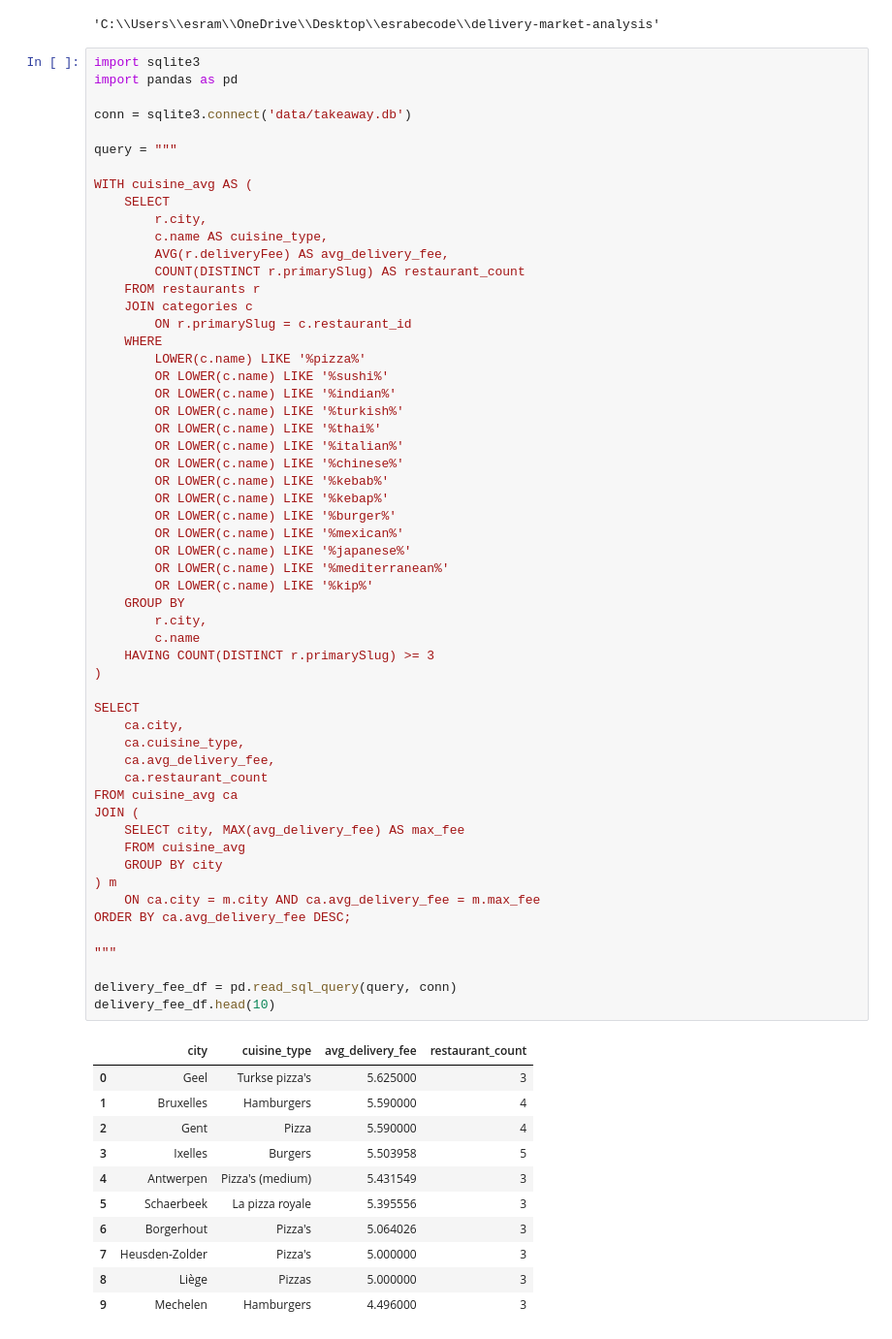
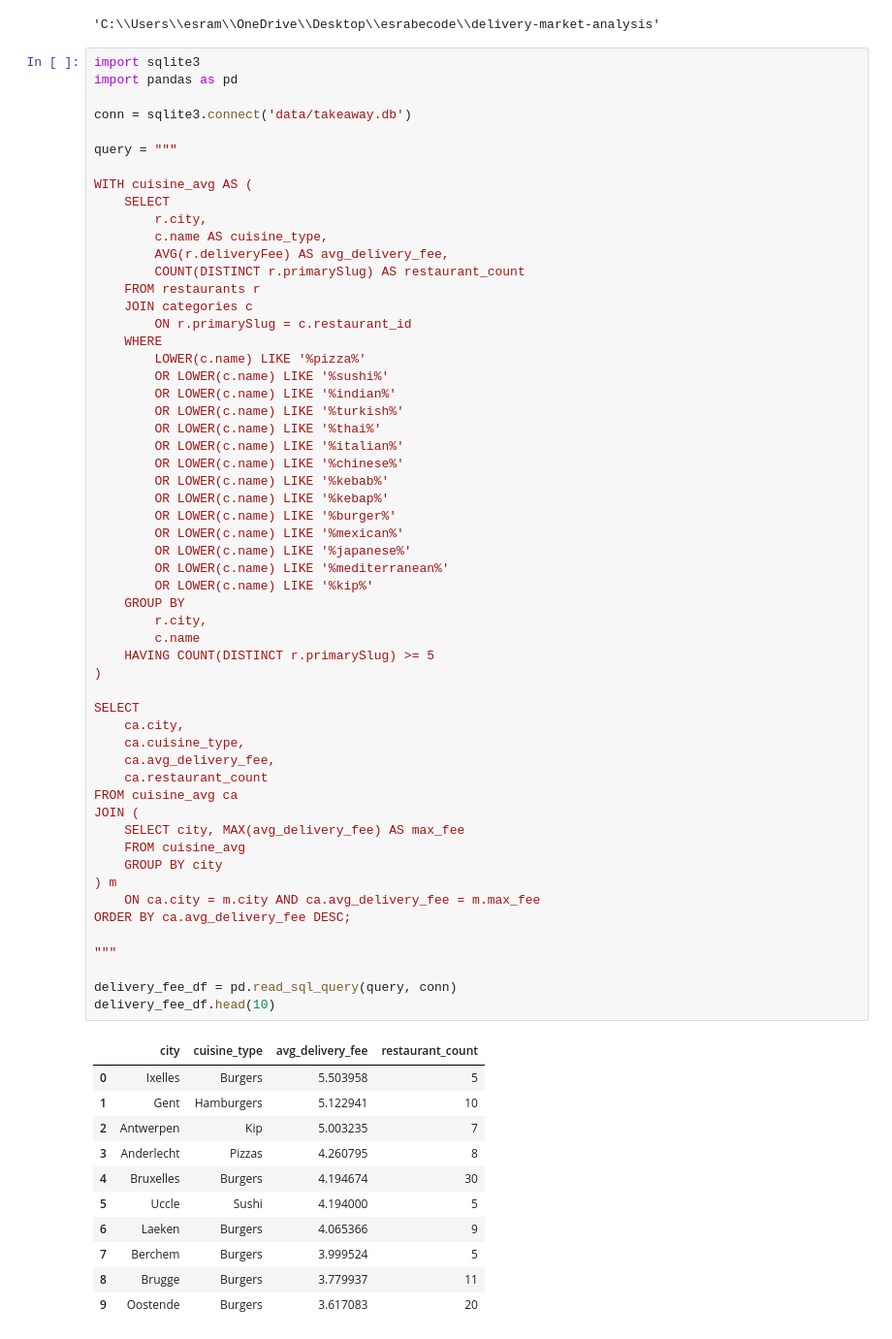
Before and after one commit to esramogulkoc-dev/delivery-market-analysis, a Jupyter notebook: sql/questions/openq2.ipynb, the cells around one changed output. Shown at 97% size. Drawn from its saved outputs; the diff is of its cells as text.

```diff
--- a/sql/questions/openq2.ipynb
+++ b/sql/questions/openq2.ipynb
@@ -38,41 +38,41 @@ WITH cuisine_avg AS (
         OR LOWER(c.name) LIKE '%burger%'
         OR LOWER(c.name) LIKE '%mexican%'
         OR LOWER(c.name) LIKE '%japanese%'
         OR LOWER(c.name) LIKE '%mediterranean%'
         OR LOWER(c.name) LIKE '%kip%'
     GROUP BY
         r.city,
         c.name
-    HAVING COUNT(DISTINCT r.primarySlug) >= 3
+    HAVING COUNT(DISTINCT r.primarySlug) >= 5
 )
 
 SELECT
     ca.city,
     ca.cuisine_type,
     ca.avg_delivery_fee,
     ca.restaurant_count
 FROM cuisine_avg ca
 JOIN (
     SELECT city, MAX(avg_delivery_fee) AS max_fee
     FROM cuisine_avg
     GROUP BY city
 ) m
     ON ca.city = m.city AND ca.avg_delivery_fee = m.max_fee
 ORDER BY ca.avg_delivery_fee DESC;
 
 """
 
 delivery_fee_df = pd.read_sql_query(query, conn)
 delivery_fee_df.head(10)
 # %% [output]
 |  | city | cuisine_type | avg_delivery_fee | restaurant_count |
-| 0 | Geel | Turkse pizza's | 5.625000 | 3 |
-| 1 | Bruxelles | Hamburgers | 5.590000 | 4 |
-| 2 | Gent | Pizza | 5.590000 | 4 |
-| 3 | Ixelles | Burgers | 5.503958 | 5 |
-| 4 | Antwerpen | Pizza's (medium) | 5.431549 | 3 |
-| 5 | Schaerbeek | La pizza royale | 5.395556 | 3 |
-| 6 | Borgerhout | Pizza's | 5.064026 | 3 |
-| 7 | Heusden-Zolder | Pizza's | 5.000000 | 3 |
-| 8 | Liège | Pizzas | 5.000000 | 3 |
-| 9 | Mechelen | Hamburgers | 4.496000 | 3 |
+| 0 | Ixelles | Burgers | 5.503958 | 5 |
+| 1 | Gent | Hamburgers | 5.122941 | 10 |
+| 2 | Antwerpen | Kip | 5.003235 | 7 |
+| 3 | Anderlecht | Pizzas | 4.260795 | 8 |
+| 4 | Bruxelles | Burgers | 4.194674 | 30 |
+| 5 | Uccle | Sushi | 4.194000 | 5 |
+| 6 | Laeken | Burgers | 4.065366 | 9 |
+| 7 | Berchem | Burgers | 3.999524 | 5 |
+| 8 | Brugge | Burgers | 3.779937 | 11 |
+| 9 | Oostende | Burgers | 3.617083 | 20 |
```
Also changed, not shown: parts of 1 cell of this notebook.
